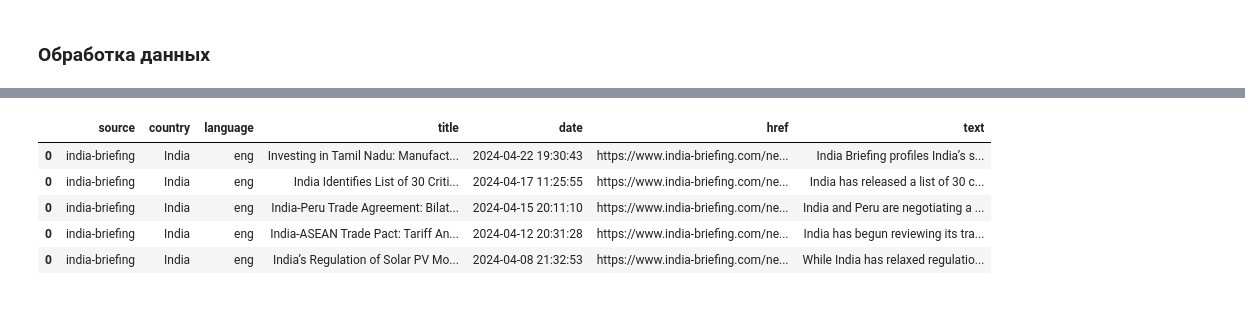
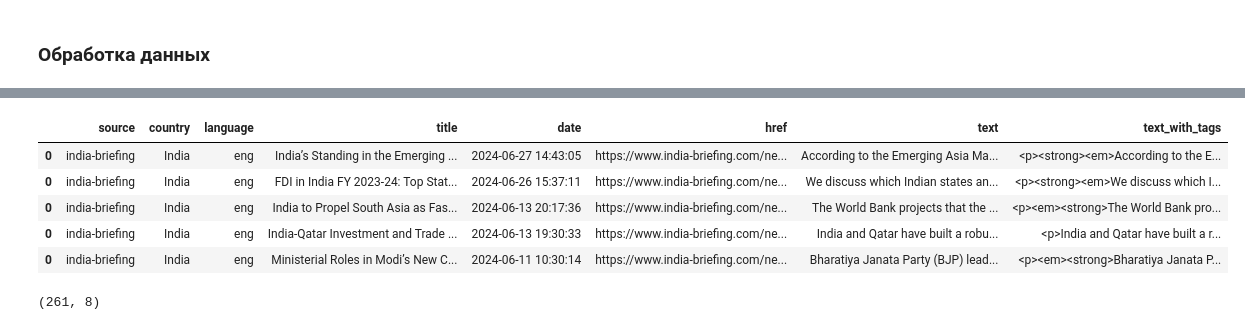
Before and after one commit to NKhozin/parsers, a Jupyter notebook: data_prepare.ipynb, the cells around one changed output, grey strips where cells are left out. Cells and saved outputs as stored; diff of their text form; code cells hidden in the pictures.

```diff
--- a/data_prepare.ipynb
+++ b/data_prepare.ipynb
@@ -41,11 +57,11 @@ data_all = pd.DataFrame()
 # %%
-cols = ['source', 'country', 'language', 'title', 'date', 'href', 'text']
+cols = ['source', 'country', 'language', 'title', 'date', 'href', 'text', 'text_with_tags']
 
 name = 'silkwaychina'
 country = 'China'
 language = 'ru'
 
-data = pd.read_excel(f'{name}.xlsx', index_col=0)
+data = pd.read_excel(f'{name}{postfix}.xlsx', index_col=0)
 data = data[data['title']!='']
 data = data[data['href']!='']
 data = data[data['text']!='']
@@ -62,5 +78,7 @@ data = data[cols]
 
 data_all = pd.concat([data_all, data], axis=0)
 
-data.head()
+display(data.head())
+
+print(data.shape)
 # %% [output]
@@ -73,9 +92,11 @@ data.head()
 # %%
-cols = ['source', 'country', 'language', 'title', 'date', 'href', 'text']
+cols = ['source', 'country', 'language', 'title', 'date', 'href', 'text', 'text_with_tags']
 
 name = 'prc_roday'
 country = 'China'
 language = 'ru'
+
+# Новости из тг канала, поэтому нет версии с тэгами
 
 data = pd.read_excel(f'{name}.xlsx', index_col=0)
 data = data[data['title']!='']
@@ -88,11 +109,14 @@ data = data[~data.text.isna()]
 data['date'] = pd.to_datetime(data['date'])
 data['country'] = country
 data['language'] = language
+data['text_with_tags'] = np.nan
 data.text = data.text.apply(lambda value: value.replace('\r', '').replace('\n', '').replace('\t', '').rstrip().lstrip())
 
 data = data[cols]
 
 data_all = pd.concat([data_all, data], axis=0)
 
-data.head()
+display(data.head())
+
+print(data.shape)
 # %% [output]
@@ -105,11 +130,11 @@ data.head()
 # %%
-cols = ['source', 'country', 'language', 'title', 'date', 'href', 'text']
+cols = ['source', 'country', 'language', 'title', 'date', 'href', 'text', 'text_with_tags']
 
 name = 'russian.news.cn'
 country = 'China'
 language = 'ru'
 
-data = pd.read_excel(f'{name}.xlsx', index_col=0)
+data = pd.read_excel(f'{name}{postfix}.xlsx', index_col=0)
 data = data[data['title']!='']
 data = data[data['href']!='']
 data = data[data['text']!='']
@@ -135,5 +160,9 @@ data.text = result_list
 
 data = data[cols]
 
-data.head()
+data_all = pd.concat([data_all, data], axis=0)
+
+display(data.head())
+
+print(data.shape)
 # %% [output]
@@ -146,11 +176,11 @@ data.head()
 # %%
-cols = ['source', 'country', 'language', 'title', 'date', 'href', 'text']
+cols = ['source', 'country', 'language', 'title', 'date', 'href', 'text', 'text_with_tags']
 
 name = 'businessemirates'
 country = 'UAE'
 language = 'ru'
 
-data = pd.read_excel(f'{name}.xlsx', index_col=0)
+data = pd.read_excel(f'{name}{postfix}.xlsx', index_col=0)
 data = data[data['title']!='']
 data = data[data['href']!='']
 data = data[data['text']!='']
@@ -167,5 +197,7 @@ data = data[cols]
 
 data_all = pd.concat([data_all, data], axis=0)
 
-data.head()
+display(data.head())
+
+print(data.shape)
 # %% [output]
@@ -178,36 +211,39 @@ data.head()
 # %%
-cols = ['source', 'country', 'language', 'title', 'date', 'href', 'text']
+cols = ['source', 'country', 'language', 'title', 'date', 'href', 'text', 'text_with_tags']
 
 name = 'india-briefing'
 country = 'India'
 language = 'eng'
 
-data = pd.read_excel(f'{name}.xlsx', index_col=0)
+data = pd.read_excel(f'{name}{postfix}.xlsx', index_col=0)
 data = data[data['title']!='']
 data = data[data['href']!='']
 data = data[data['text']!='']
 
 data = data[~data.title.isna()]
 data = data[~data.href.isna()]
 data = data[~data.text.isna()]
 data['country'] = country
 data['language'] = language
 
 data['date'] = pd.to_datetime(data['date'])
 data['date'] = data['date'].dt.tz_localize(None)
 data.text = data.text.apply(lambda value: unicodedata.normalize("NFKD", value).replace('\r', '').replace('\n', '').replace('\t', '').rstrip().lstrip())
 data.title = data.title.apply(lambda value: unicodedata.normalize("NFKD", value).replace('\r', '').replace('\n', '').replace('\t', '').rstrip().lstrip())
 
 data = data[cols]
 
 data_all = pd.concat([data_all, data], axis=0)
 
-data.head()
+display(data.head())
+
+print(data.shape)
 # %% [output]
-|  | source | country | language | title | date | href | text |
-| 0 | india-briefing | India | eng | Investing in Tamil Nadu: Manufact... | 2024-04-22 19:30:43 | https://www.india-briefing.com/ne... | India Briefing profiles India’s s... |
-| 0 | india-briefing | India | eng | India Identifies List of 30 Criti... | 2024-04-17 11:25:55 | https://www.india-briefing.com/ne... | India has released a list of 30 c... |
-| 0 | india-briefing | India | eng | India-Peru Trade Agreement: Bilat... | 2024-04-15 20:11:10 | https://www.india-briefing.com/ne... | India and Peru are negotiating a ... |
-| 0 | india-briefing | India | eng | India-ASEAN Trade Pact: Tariff An... | 2024-04-12 20:31:28 | https://www.india-briefing.com/ne... | India has begun reviewing its tra... |
-| 0 | india-briefing | India | eng | India’s Regulation of Solar PV Mo... | 2024-04-08 21:32:53 | https://www.india-briefing.com/ne... | While India has relaxed regulatio... |
+|  | source | country | language | title | date | href | text | text_with_tags |
+| 0 | india-briefing | India | eng | India’s Standing in the Emerging ... | 2024-06-27 14:43:05 | https://www.india-briefing.com/ne... | According to the Emerging Asia Ma... | <p><strong><em>According to the E... |
+| 0 | india-briefing | India | eng | FDI in India FY 2023-24: Top Stat... | 2024-06-26 15:37:11 | https://www.india-briefing.com/ne... | We discuss which Indian states an... | <p><strong><em>We discuss which I... |
+| 0 | india-briefing | India | eng | India to Propel South Asia as Fas... | 2024-06-13 20:17:36 | https://www.india-briefing.com/ne... | The World Bank projects that the ... | <p><em><strong>The World Bank pro... |
+| 0 | india-briefing | India | eng | India-Qatar Investment and Trade ... | 2024-06-13 19:30:33 | https://www.india-briefing.com/ne... | India and Qatar have built a robu... | <p>India and Qatar have built a r... |
+| 0 | india-briefing | India | eng | Ministerial Roles in Modi’s New C... | 2024-06-11 10:30:14 | https://www.india-briefing.com/ne... | Bharatiya Janata Party (BJP) lead... | <p><em><strong>Bharatiya Janata P... |
+(261, 8)
 # %%
```
Also changed, not shown: parts of 85 cells of this notebook.
